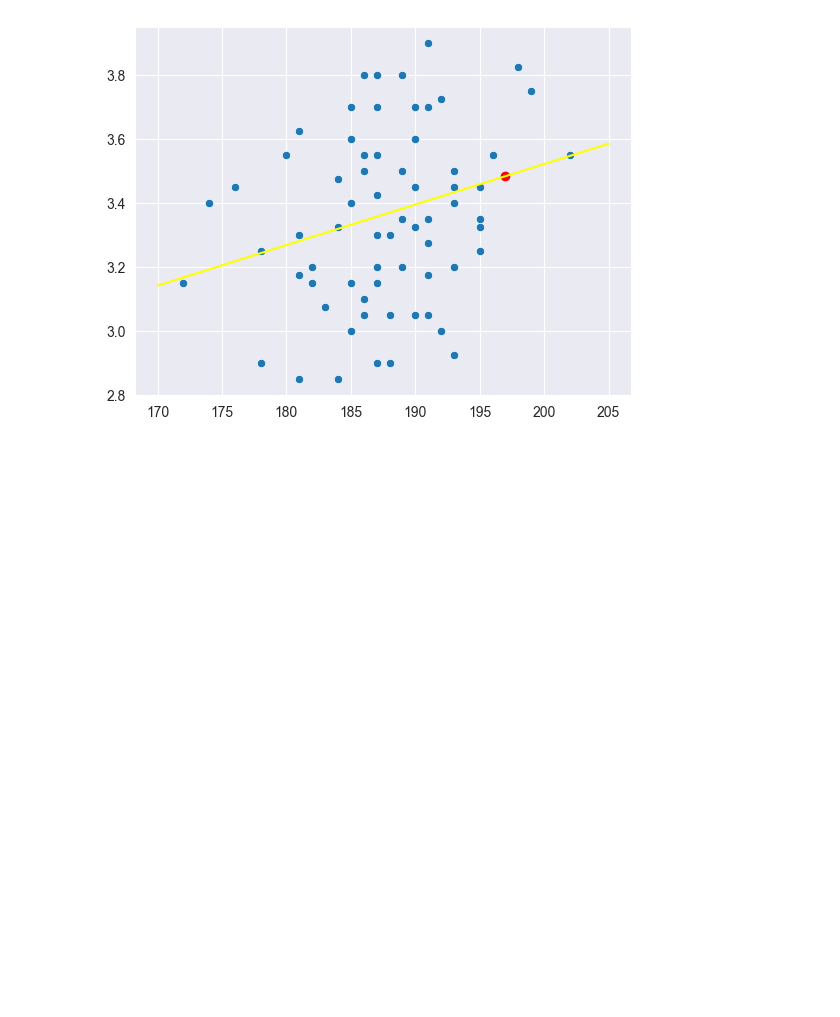
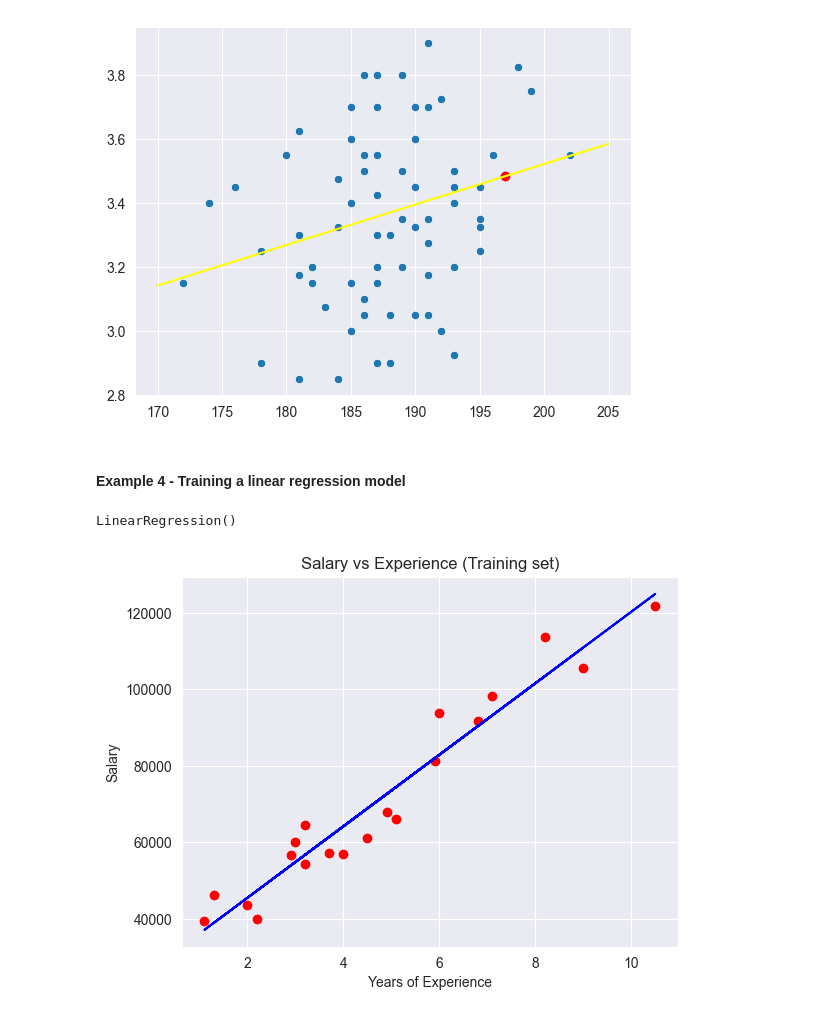
Before and after one commit to valatwork/statistics, a Jupyter notebook: 043-linear-regression.ipynb, the cells around one changed output. Cells and saved outputs as stored; diff of their text form; code cells hidden in the pictures; blank space fills up the shorter version.

```diff
--- a/043-linear-regression.ipynb
+++ b/043-linear-regression.ipynb
@@ -180,3 +182,20 @@ plt.plot(xline, yline, color='yellow')
 _ = plt.scatter(x_i, y_i, marker='o', color='red')
 # %% [output]
 [figure]
+# %% [markdown]
+#### Example 4 - Training a linear regression model
+# %%
+dataset = pd.read_csv('data/salary_data.csv')
+X = dataset.iloc[:, :-1].values
+y = dataset.iloc[:, -1].values
+# %%
+# splitting the dataset into the Training set and Test set
+from sklearn.model_selection import train_test_split
+X_train, X_test, y_train, y_test = train_test_split(X, y, test_size = 1/3, random_state = 0)
+# %%
+# Training the model on the training set
+from sklearn.linear_model import LinearRegression
+regressor = LinearRegression()
+regressor.fit(X_train, y_train)
+# %% [output]
+LinearRegression()
@@ -182,0 +204,9 @@ _ = plt.scatter(x_i, y_i, marker='o', color='red')
+# %%
+plt.scatter(X_train, y_train, color = 'red')
+plt.plot(X_train, regressor.predict(X_train), color = 'blue')
+plt.title('Salary vs Experience (Training set)')
+plt.xlabel('Years of Experience')
+plt.ylabel('Salary')
+plt.show()
+# %% [output]
+[figure, added]
```
Also changed, not shown: parts of 9 cells of this notebook, 4 other files.
